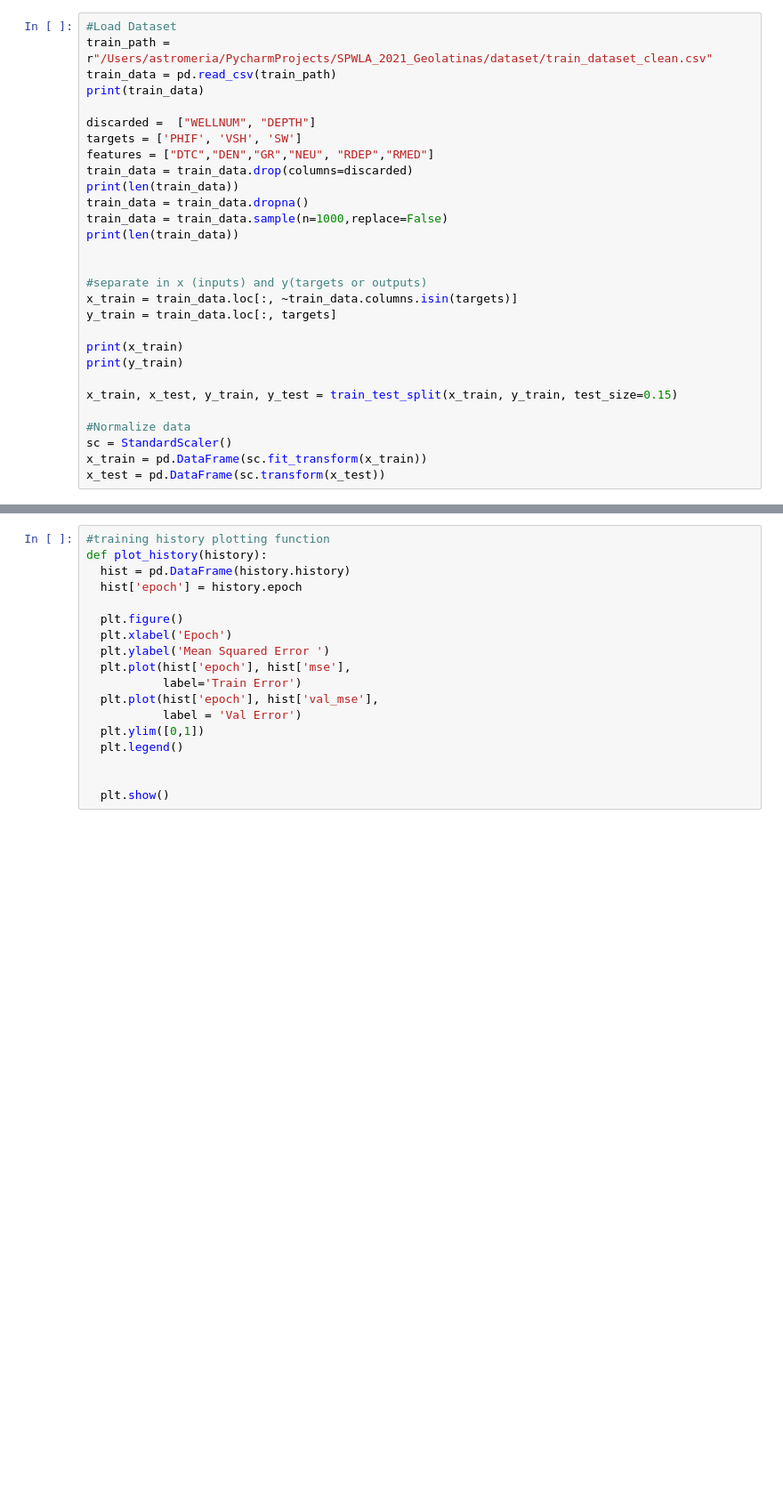
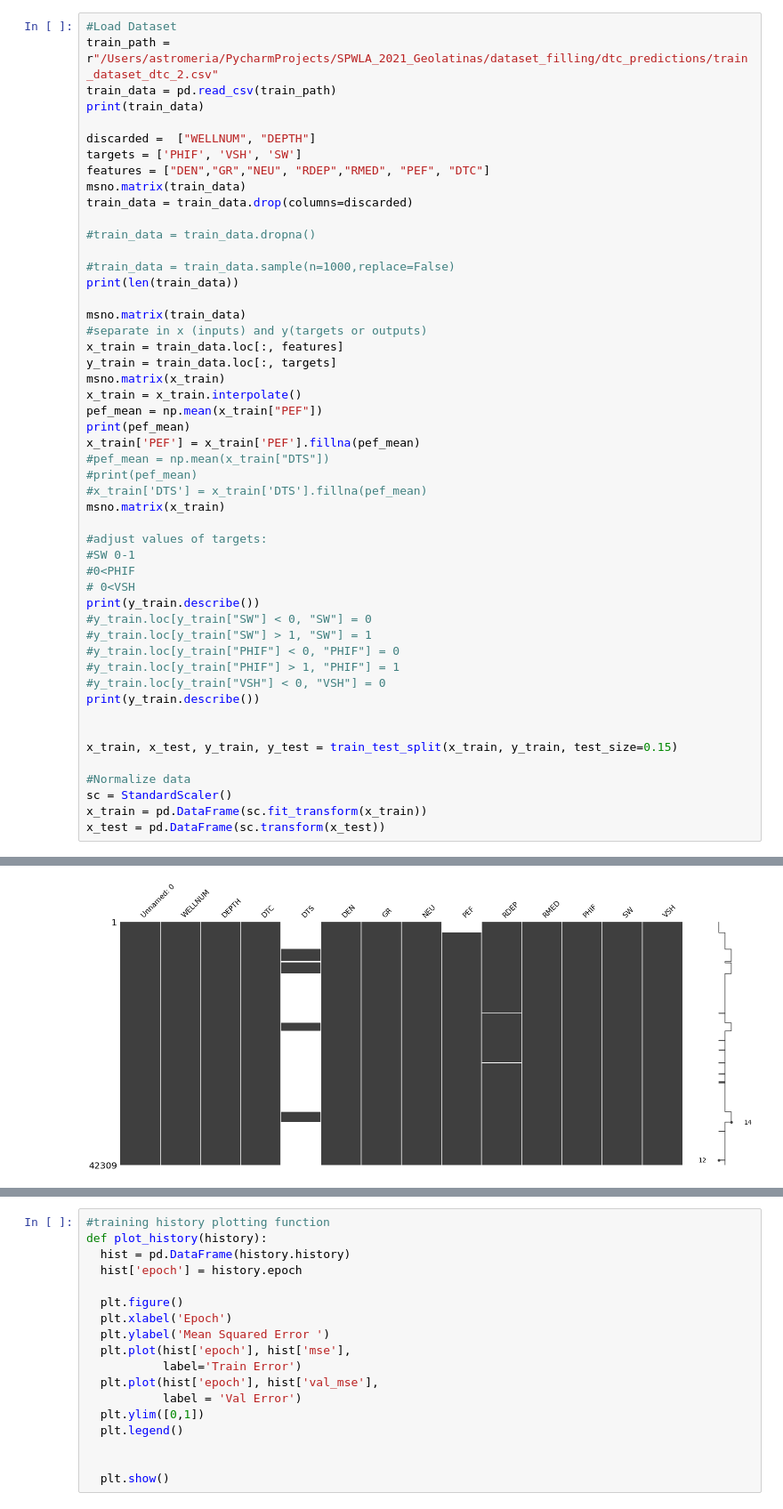
Before and after one commit to GabrielaReyna/SPWLA_2021_Geolatinas, a Jupyter notebook: Model_training/Model_training.ipynb, the cells around one changed output, grey strips where cells are left out. Shown at 89% size. Drawn from its saved outputs; the diff is of its cells as text; blank space fills up the shorter version.

```diff
--- a/Model_training/Model_training.ipynb
+++ b/Model_training/Model_training.ipynb
@@ -17,25 +19,46 @@ from sklearn.preprocessing import StandardScaler
 # %%
 #Load Dataset
-train_path = r"/Users/astromeria/PycharmProjects/SPWLA_2021_Geolatinas/dataset/train_dataset_clean.csv"
+train_path = r"/Users/astromeria/PycharmProjects/SPWLA_2021_Geolatinas/dataset_filling/dtc_predictions/train_dataset_dtc_2.csv"
 train_data = pd.read_csv(train_path)
 print(train_data)
 
 discarded =  ["WELLNUM", "DEPTH"]
 targets = ['PHIF', 'VSH', 'SW']
-features = ["DTC","DEN","GR","NEU", "RDEP","RMED"]
+features = ["DEN","GR","NEU", "RDEP","RMED", "PEF", "DTC"]
+msno.matrix(train_data)
 train_data = train_data.drop(columns=discarded)
-print(len(train_data))
-train_data = train_data.dropna()
-train_data = train_data.sample(n=1000,replace=False)
+
+#train_data = train_data.dropna()
+
+#train_data = train_data.sample(n=1000,replace=False)
 print(len(train_data))
 
+msno.matrix(train_data)
+#separate in x (inputs) and y(targets or outputs)
+x_train = train_data.loc[:, features]
+y_train = train_data.loc[:, targets]
+msno.matrix(x_train)
+x_train = x_train.interpolate()
+pef_mean = np.mean(x_train["PEF"])
+print(pef_mean)
+x_train['PEF'] = x_train['PEF'].fillna(pef_mean)
+#pef_mean = np.mean(x_train["DTS"])
+#print(pef_mean)
+#x_train['DTS'] = x_train['DTS'].fillna(pef_mean)
+msno.matrix(x_train)
 
-#separate in x (inputs) and y(targets or outputs)
-x_train = train_data.loc[:, ~train_data.columns.isin(targets)]
-y_train = train_data.loc[:, targets]
+#adjust values of targets:
+#SW 0-1
+#0<PHIF
+# 0<VSH
+print(y_train.describe())
+#y_train.loc[y_train["SW"] < 0, "SW"] = 0
+#y_train.loc[y_train["SW"] > 1, "SW"] = 1
+#y_train.loc[y_train["PHIF"] < 0, "PHIF"] = 0
+#y_train.loc[y_train["PHIF"] > 1, "PHIF"] = 1
+#y_train.loc[y_train["VSH"] < 0, "VSH"] = 0
+print(y_train.describe())
 
-print(x_train)
-print(y_train)
 
 x_train, x_test, y_train, y_test = train_test_split(x_train, y_train, test_size=0.15)
 
@@ -63,0 +87 @@ x_test = pd.DataFrame(sc.transform(x_test))
+[figure, added]
```
Also changed, not shown: parts of 4 cells of this notebook, 43 other files.
